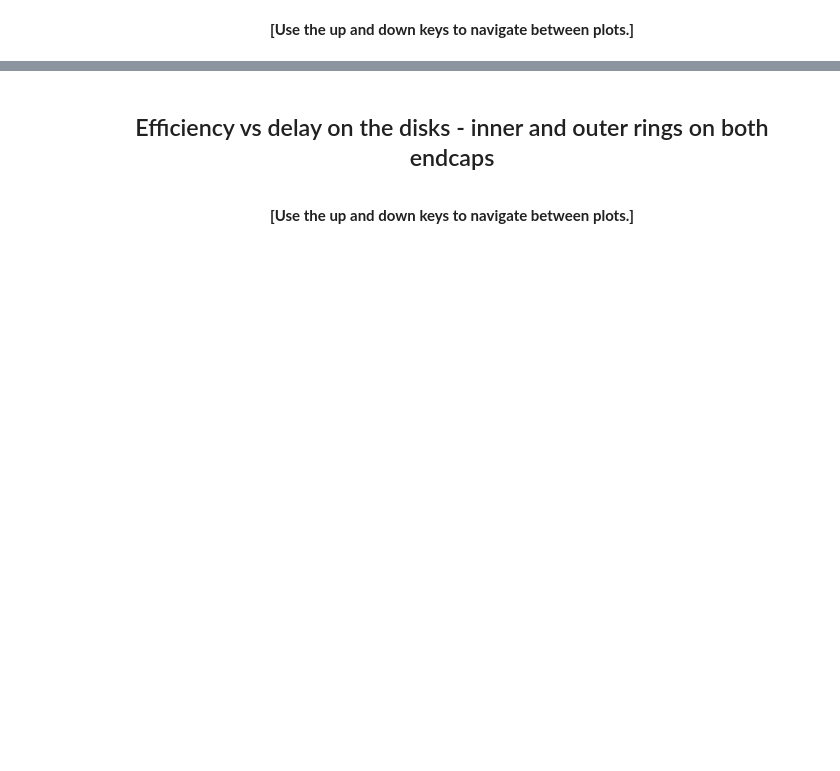
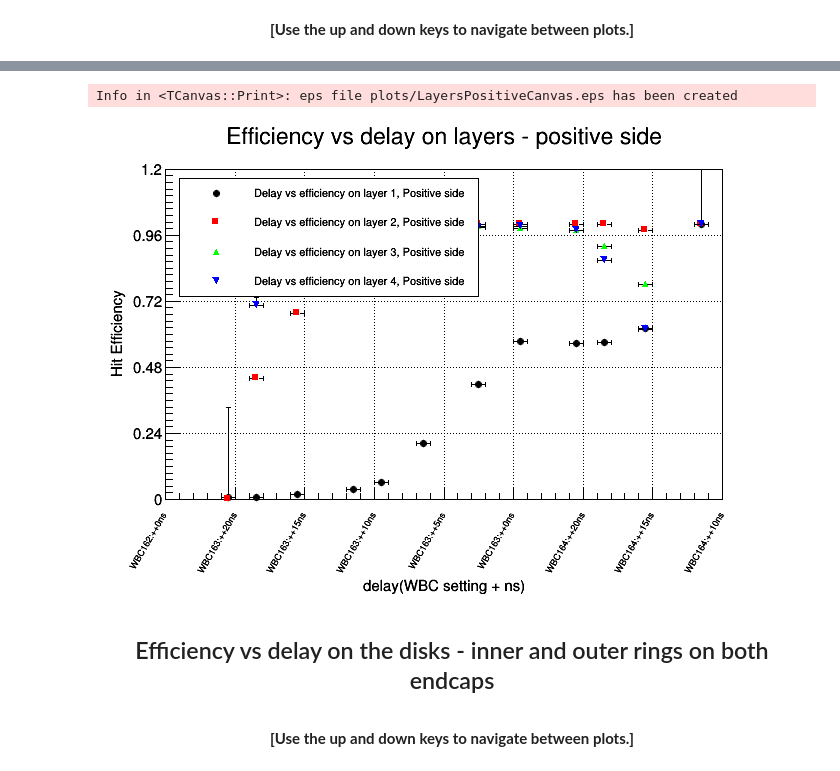
Before and after one commit to hunyadix/PhaseIEfficiencyPlotter, a Jupyter notebook: ipynb/Delay Scan Plots - First Collisions.ipynb, the cells around one changed output, grey strips where cells are left out. Drawn from its saved outputs; the diff is of its cells as text; code cells hidden in the pictures; blank space fills up the shorter version.

```diff
--- a/ipynb/Delay Scan Plots - First Collisions.ipynb
+++ b/ipynb/Delay Scan Plots - First Collisions.ipynb
@@ -110,3 +290,9 @@ canvases[1].Draw()
+# %%
+canvases[1].Draw()
+canvases[1].SaveAs("plots/" + canvases[1].GetName() + ".eps")
+# %% [output]
+Info in <TCanvas::Print>: eps file plots/LayersPositiveCanvas.eps has been created
+[figure, added]
 # %% [markdown]
 <center><h2> Efficiency vs delay on the disks - inner and outer rings on  both endcaps</h2></center>
 # %%
```
Also changed, not shown: parts of 44 cells of this notebook, 10 other files.
